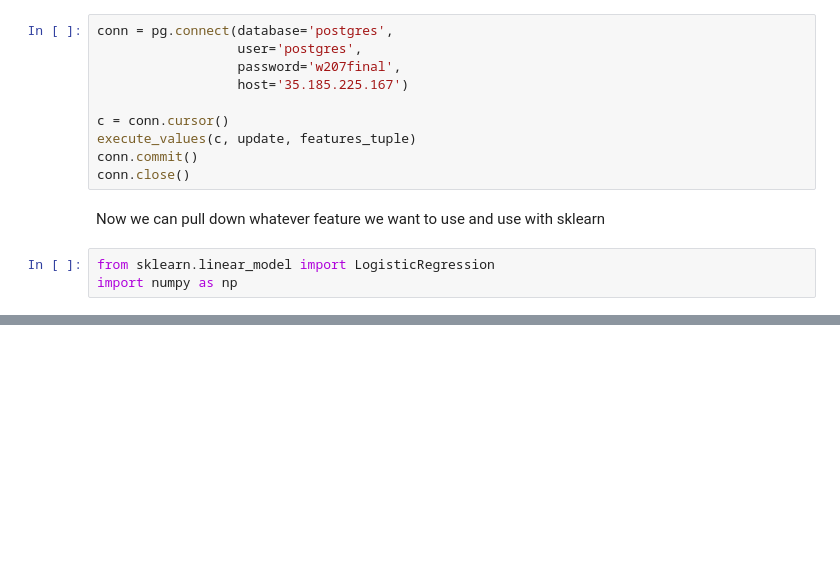
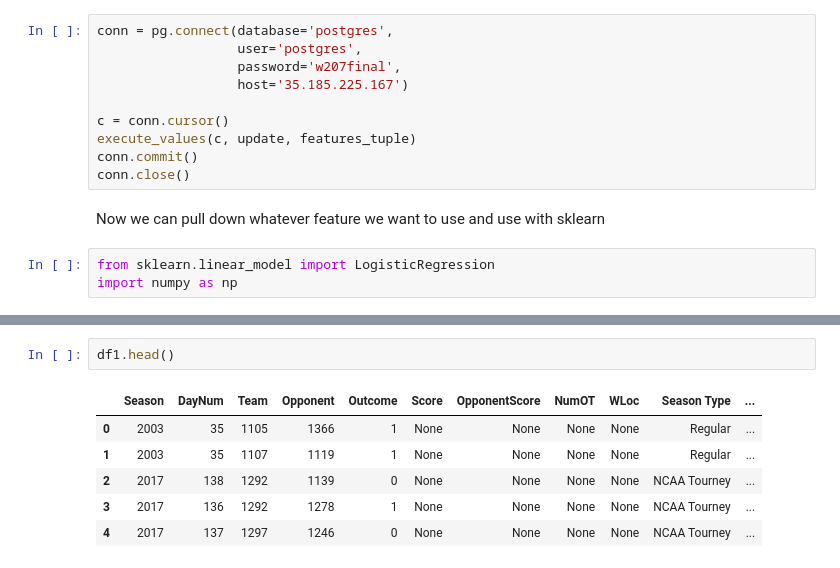
Before and after one commit to elyliu/mids-w207-final_proj-ncaa, a Jupyter notebook: Steve/Connecting to PostgreSQL.ipynb, the cells around one changed output, grey strips where cells are left out. Drawn from its saved outputs; the diff is of its cells as text; blank space fills up the shorter version.

```diff
--- a/Steve/Connecting to PostgreSQL.ipynb
+++ b/Steve/Connecting to PostgreSQL.ipynb
@@ -101,0 +114,9 @@ import numpy as np
+# %%
+df1.head()
+# %% [output]
+|  | Season | DayNum | Team | Opponent | Outcome | Score | OpponentScore | NumOT | WLoc | Season Type | ... |
+| 0 | 2003 | 35 | 1105 | 1366 | 1 | None | None | None | None | Regular | ... |
+| 1 | 2003 | 35 | 1107 | 1119 | 1 | None | None | None | None | Regular | ... |
+| 2 | 2017 | 138 | 1292 | 1139 | 0 | None | None | None | None | NCAA Tourney | ... |
+| 3 | 2017 | 136 | 1292 | 1278 | 1 | None | None | None | None | NCAA Tourney | ... |
+| 4 | 2017 | 137 | 1297 | 1246 | 0 | None | None | None | None | NCAA Tourney | ... |
```
Also changed, not shown: parts of 4 cells of this notebook.
